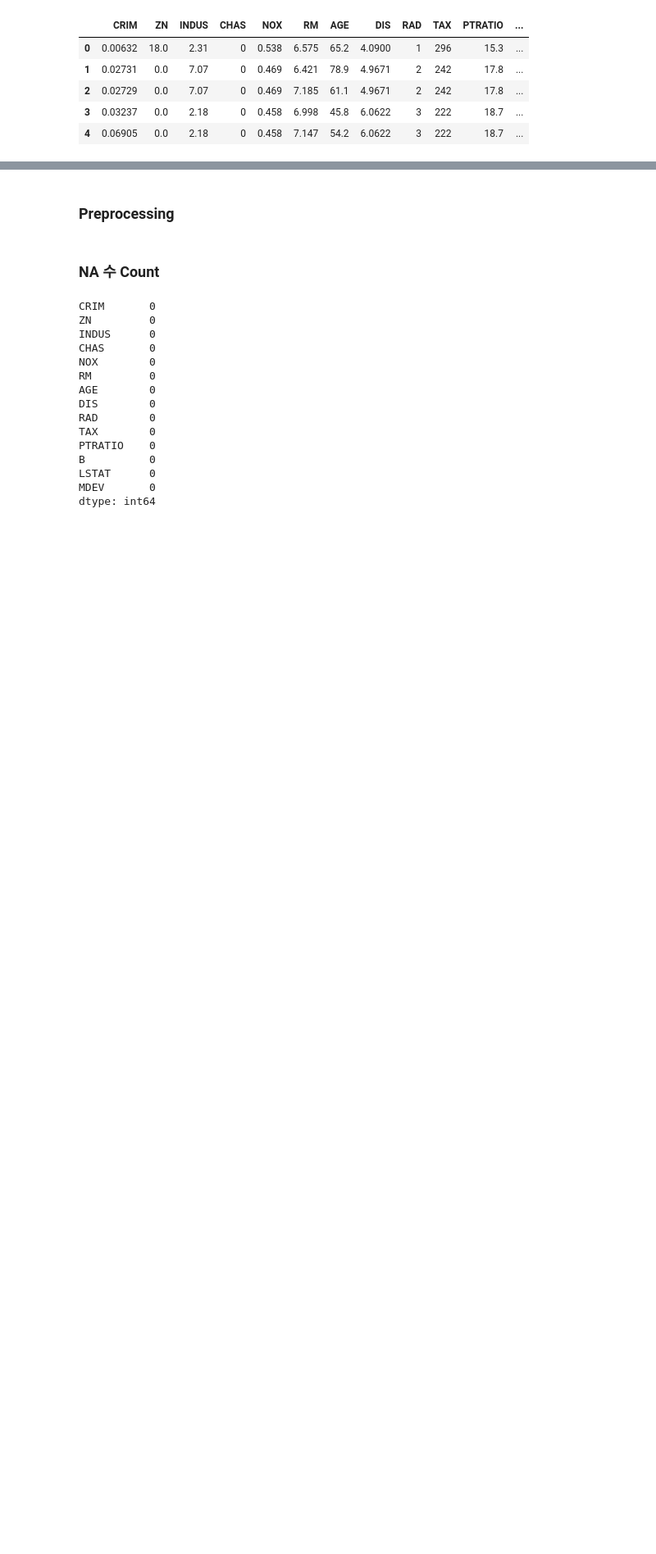
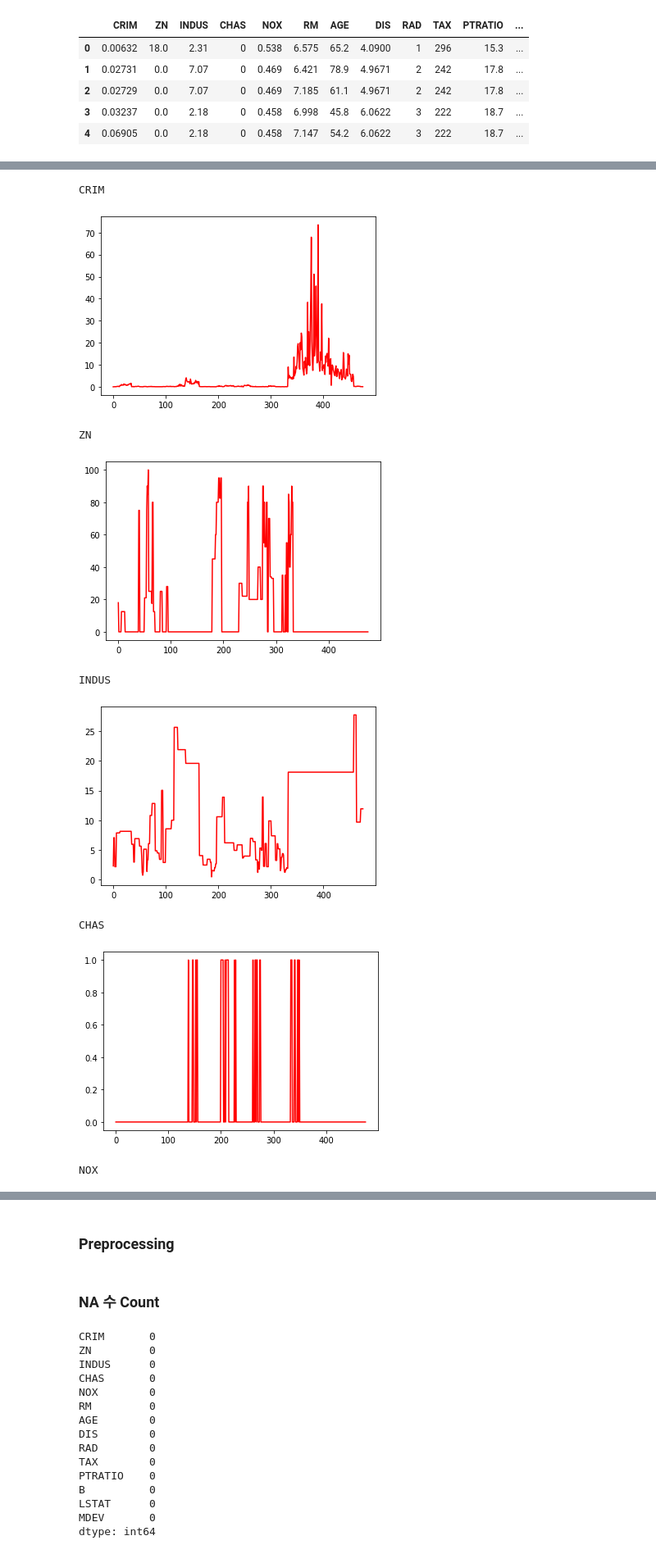
Before and after one commit to viadark/ai_ml_study, a Jupyter notebook: boston_contest/boston_baseline.ipynb, the cells around one changed output, grey strips where cells are left out. Shown at 82% size. Cells and saved outputs as stored; diff of their text form; code cells hidden in the pictures; blank space fills up the shorter version.

```diff
--- a/boston_contest/boston_baseline.ipynb
+++ b/boston_contest/boston_baseline.ipynb
@@ -21,0 +80,15 @@ data.head()
+# %%
+for c in data.columns:
+    print(c)
+    pp.plot(data.index, data[c], color='red')
+    pp.show()
+# %% [output]
+CRIM
+[figure, added]
+ZN
+[figure, added]
+INDUS
+[figure, added]
+CHAS
+[figure, added]
+NOX
```
Also changed, not shown: parts of 10 cells of this notebook, 1 other file.
